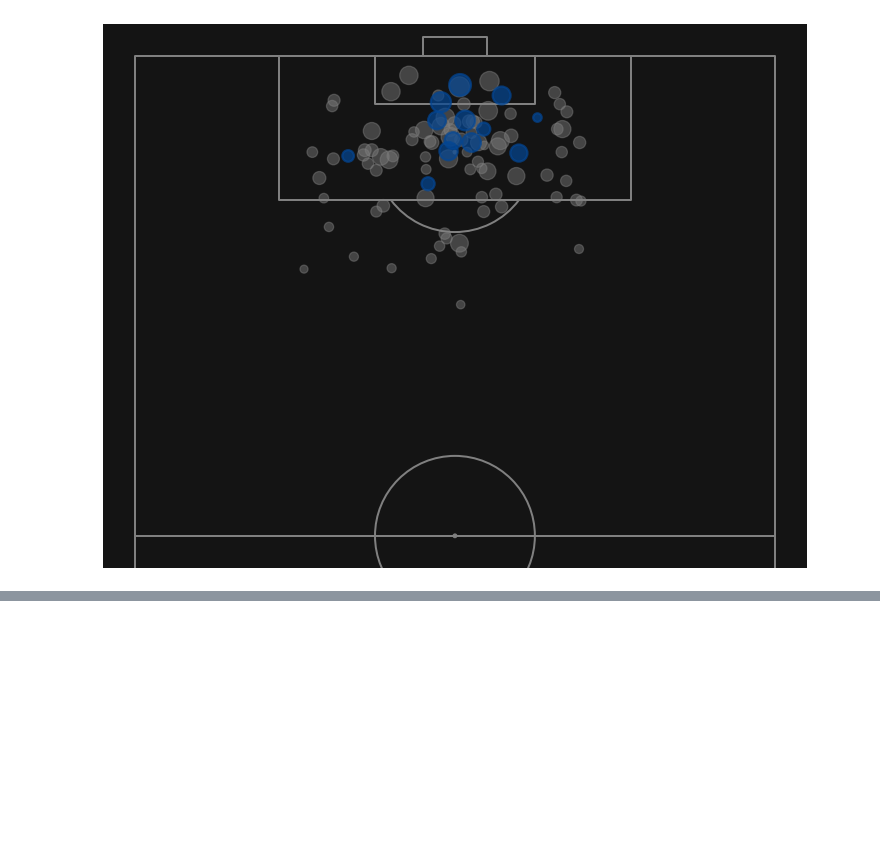
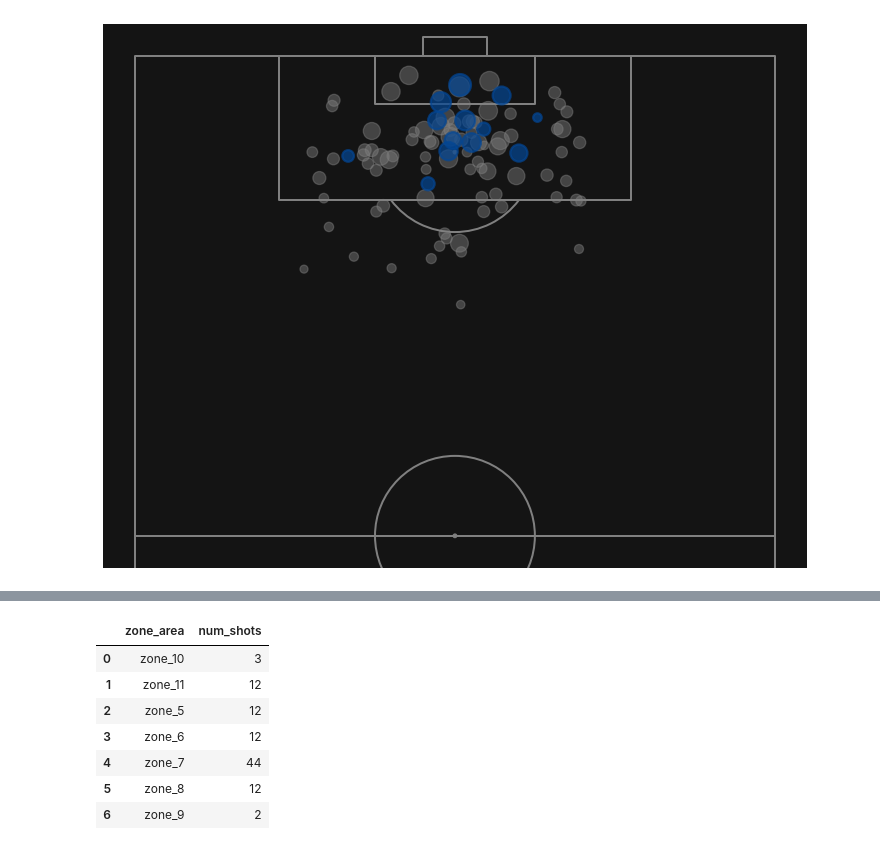
Before and after one commit to AniNair14/Football-Analytics, a Jupyter notebook: Notebooks/Shot_Map.ipynb, the cells around one changed output, grey strips where cells are left out. Drawn from its saved outputs; the diff is of its cells as text; code cells hidden in the pictures; blank space fills up the shorter version.

```diff
--- a/Notebooks/Shot_Map.ipynb
+++ b/Notebooks/Shot_Map.ipynb
@@ -164,0 +291,20 @@ shot_map(
+# %%
+data = chelsea_shots.groupby(['zone_area']).apply(lambda x: x.shape[0]).reset_index()
+
+data.rename(columns={0:'num_shots'}, inplace=True)
+
+data['pct'] = (
+    data['num_shots']/data['num_shots'].sum()
+)
+
+
+data
+# %% [output]
+|  | zone_area | num_shots |
+| 0 | zone_10 | 3 |
+| 1 | zone_11 | 12 |
+| 2 | zone_5 | 12 |
+| 3 | zone_6 | 12 |
+| 4 | zone_7 | 44 |
+| 5 | zone_8 | 12 |
+| 6 | zone_9 | 2 |
```
Also changed, not shown: parts of 7 cells of this notebook.
